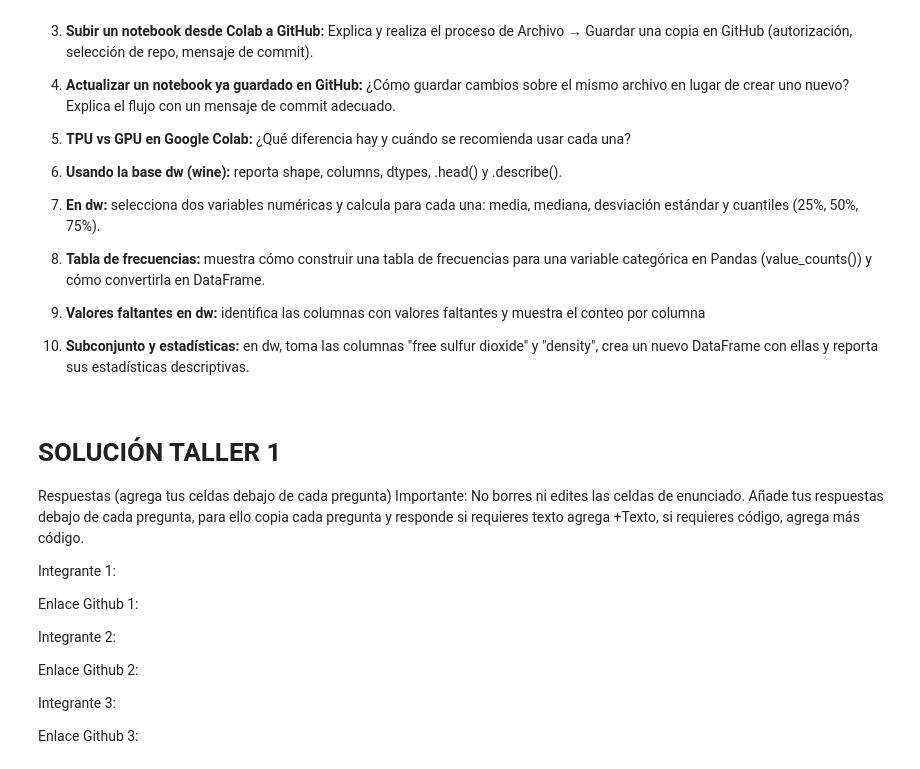
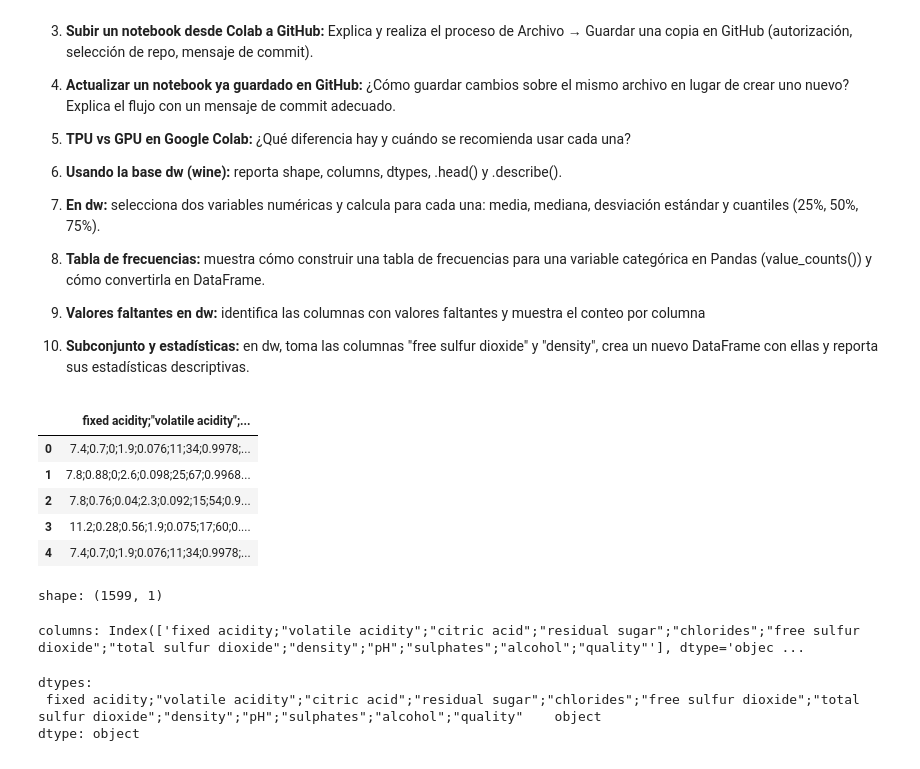
Before and after one commit to orianatayakeed-bit/SISTEMAS-AVANZADOS-DE-PRODUCCION-CON-PYTHON-LUNES-Y-JUEVES, a Jupyter notebook: Tayakee_Oriana_Lagos_Andres.ipynb, the cells around one changed output. Drawn from its saved outputs; the diff is of its cells as text; code cells hidden in the pictures.

```diff
--- a/Tayakee_Oriana_Lagos_Andres.ipynb
+++ b/Tayakee_Oriana_Lagos_Andres.ipynb
@@ -874,19 +1015,28 @@ Enlace GitHub 1: https://github.com/faorjuelal/SAPP---IIND---005786
 9. **Valores faltantes en dw:** identifica las columnas con valores faltantes y muestra el conteo por columna
 
 10. **Subconjunto y estadísticas:** en dw, toma las columnas "free sulfur dioxide" y "density", crea un nuevo DataFrame con ellas y reporta sus estadísticas descriptivas.
-# %% [markdown]
-# **SOLUCIÓN TALLER 1**
-Respuestas (agrega tus celdas debajo de cada pregunta)
-Importante: No borres ni edites las celdas de enunciado. Añade tus respuestas debajo de cada pregunta, para ello copia cada pregunta y responde si requieres texto agrega +Texto, si requieres código, agrega más código.
-
-Integrante 1:
-
-Enlace Github 1:
-
-Integrante 2:
-
-Enlace Github 2:
-
-Integrante 3:
-
-Enlace Github 3:
+# %%
+url = "https://archive.ics.uci.edu/ml/machine-learning-databases/wine-quality/winequality-red.csv"
+# La base de datos la vamos a llamar dw (data frame wine)
+dW = pd.read_csv(url, sep=';');dw.head()
+# %% [output]
+|  | fixed acidity;"volatile acidity";... |
+| 0 | 7.4;0.7;0;1.9;0.076;11;34;0.9978;... |
+| 1 | 7.8;0.88;0;2.6;0.098;25;67;0.9968... |
+| 2 | 7.8;0.76;0.04;2.3;0.092;15;54;0.9... |
+| 3 | 11.2;0.28;0.56;1.9;0.075;17;60;0.... |
+| 4 | 7.4;0.7;0;1.9;0.076;11;34;0.9978;... |
+# %%
+print("shape:", dw.shape)      # Reporta Shape Filas y columnas
+# %% [output]
+shape: (1599, 1)
+# %%
+print("columns:", dw.columns)  # Reporta Columnas Nombres de columnas
+# %% [output]
+columns: Index(['fixed acidity;"volatile acidity";"citric acid";"residual sugar";"chlorides";"free sulfur dioxide";"total sulfur dioxide";"density";"pH";"sulphates";"alcohol";"quality"'], dtype='objec ...
+# %%
+print("dtypes:\n", dw.dtypes)  # Reporta dtypes Tipos de datos
+# %% [output]
+dtypes:
+ fixed acidity;"volatile acidity";"citric acid";"residual sugar";"chlorides";"free sulfur dioxide";"total sulfur dioxide";"density";"pH";"sulphates";"alcohol";"quality"    object
+dtype: object
```
Also changed, not shown: parts of 23 cells of this notebook.
